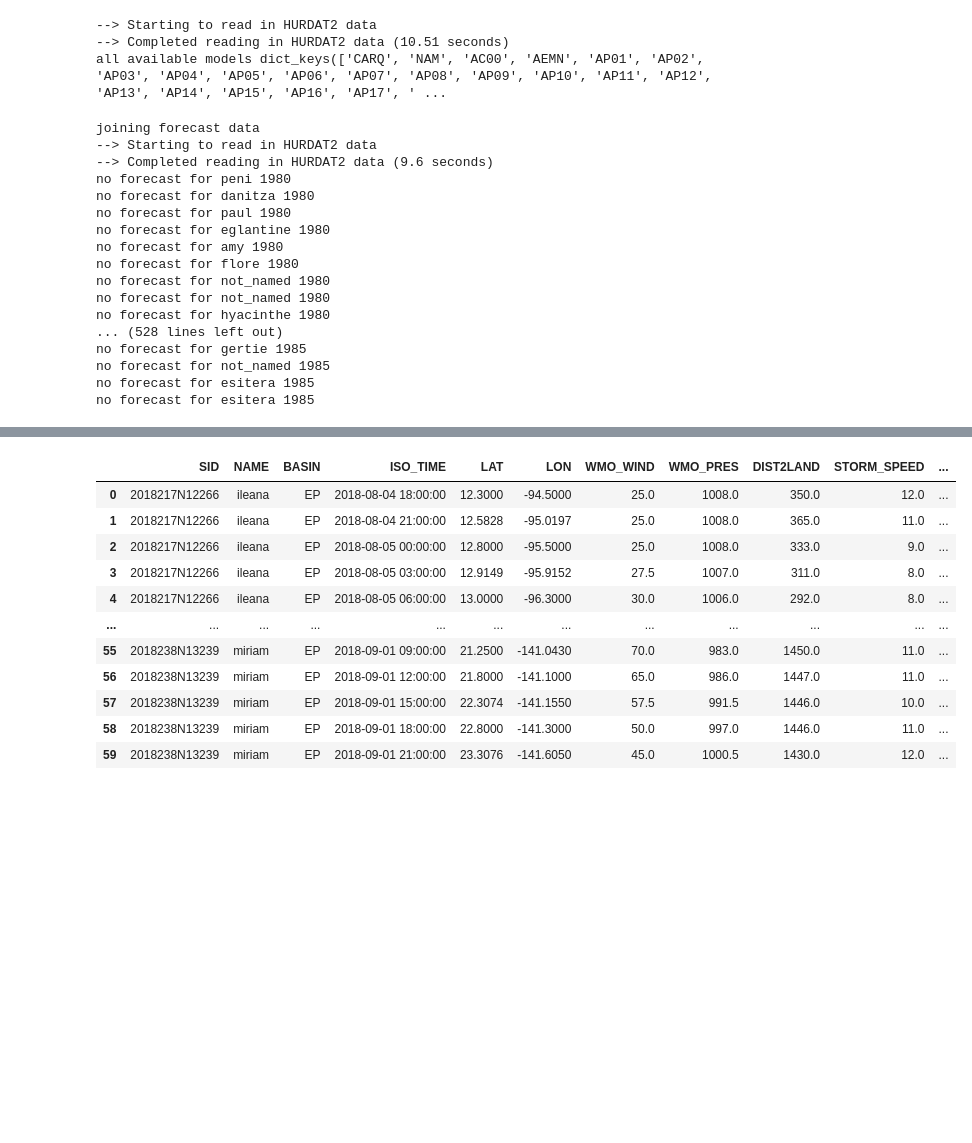
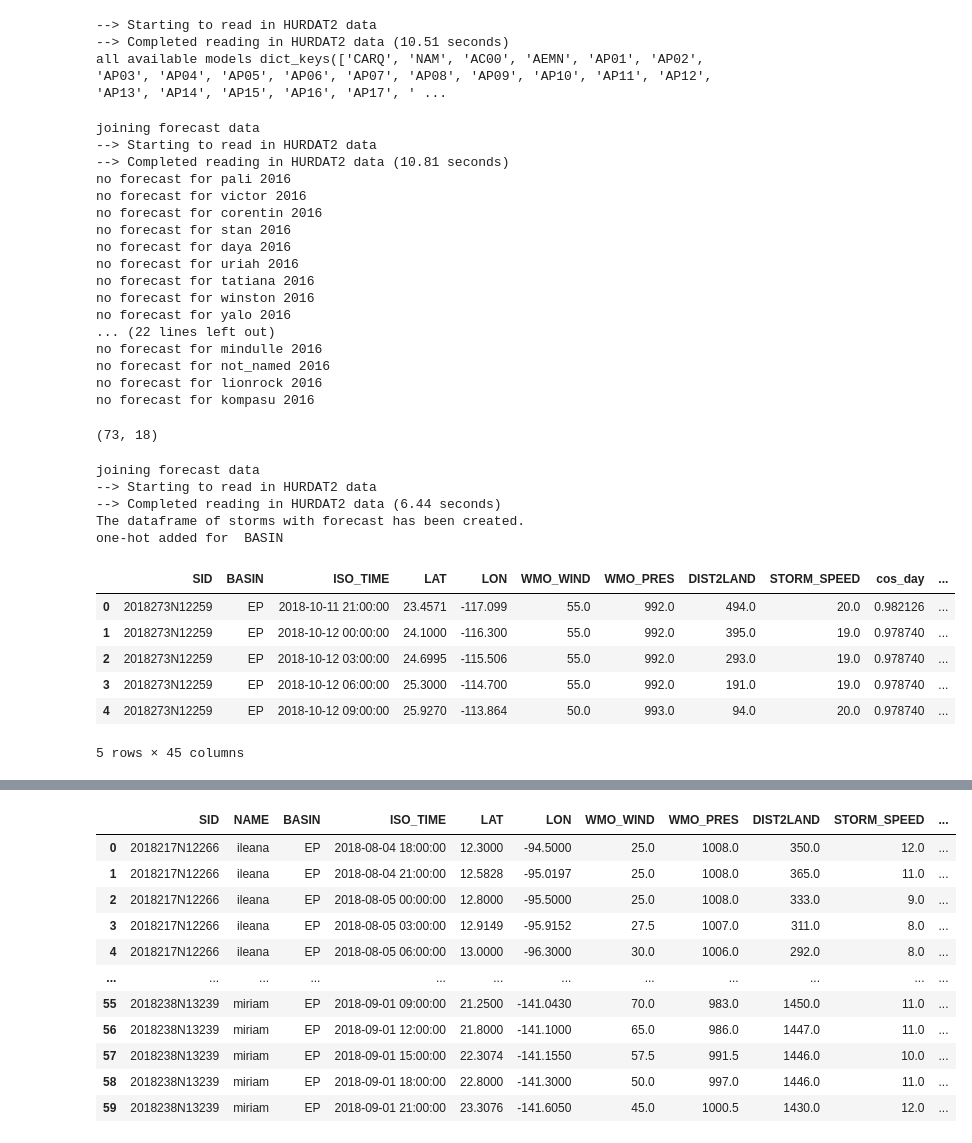
Before and after one commit to leobix/hurricast, a Jupyter notebook: nhc_baselines/Tropycal.ipynb, the cells around one changed output, grey strips where cells are left out. Cells and saved outputs as stored; diff of their text form; code cells hidden in the pictures; blank space fills up the shorter version.

```diff
--- a/nhc_baselines/Tropycal.ipynb
+++ b/nhc_baselines/Tropycal.ipynb
@@ -28,23 +28,23 @@ all available models dict_keys(['CARQ', 'NAM', 'AC00', 'AEMN', 'AP01', 'AP02', '
 # %%
 from utils import data_processing as proc
 #testing that the code works
-e[:, :, 1:], d, e = proc.prepare_tabular_data_vision(path="../data/since1980.csv", min_wind=50, min_steps=15,
-                  max_steps=120, get_displacement=True, forecast=True, one_hot = True)
+e[:, :, 1:], d, e = proc.prepare_tabular_data_vision(path="../data/last3years.csv", min_wind=50, min_steps=15,
+                  max_steps=120, get_displacement=True, forecast=True, one_hot = False)
 # %% [output]
 joining forecast data
 --> Starting to read in HURDAT2 data
---> Completed reading in HURDAT2 data (9.6 seconds)
-no forecast for peni 1980
-no forecast for danitza 1980
-no forecast for paul 1980
-no forecast for eglantine 1980
-no forecast for amy 1980
-no forecast for flore 1980
-no forecast for not_named 1980
-no forecast for not_named 1980
-no forecast for hyacinthe 1980
-... (528 lines left out)
-no forecast for gertie 1985
-no forecast for not_named 1985
-no forecast for esitera 1985
-no forecast for esitera 1985
+--> Completed reading in HURDAT2 data (10.81 seconds)
+no forecast for pali 2016
+no forecast for victor 2016
+no forecast for corentin 2016
+no forecast for stan 2016
+no forecast for daya 2016
+no forecast for uriah 2016
+no forecast for tatiana 2016
+no forecast for winston 2016
+no forecast for yalo 2016
+... (22 lines left out)
+no forecast for mindulle 2016
+no forecast for not_named 2016
+no forecast for lionrock 2016
+no forecast for kompasu 2016
@@ -51 +120,45 @@ no forecast for esitera 1985
+# %%
+#testing it works with the prepare_tabular_vision code
+min_wind=50
+min_steps=15
+max_steps=120
+get_displacement=True
+one_hot = False
+#documentation on data https://www.ncdc.noaa.gov/ibtracs/pdf/IBTrACS_v04_column_documentation.pdf
+# path="../data/since1980.csv"
+path="../data/last3years.csv"
+data = pd.read_csv(path)
+data.drop(0, axis=0, inplace=True) #drop secondary column names
+# select interesting columns
+df0 = data[['SID','NAME', 'BASIN','ISO_TIME', 'LAT', 'LON', 'WMO_WIND', 'WMO_PRES', 'DIST2LAND', 'STORM_SPEED', 'STORM_DIR']]
+# transform data from String to numeric
+df0 = proc.numeric_data(df0)
+# smooth cos & sign of day
+df0 = proc.smooth_features(df0)
+# # add wind category
+df0['wind_category'] = df0.apply(lambda x: proc.sust_wind_to_cat_val(x['WMO_WIND']), axis=1)
+# df0 = df0.iloc[-10000:-7000]
+# %%
+df0.shape
+df1.shape
+# %% [output]
+(73, 18)
+# %%
+df1 = df0.iloc[15700:16000]
+df1 = join_forecast(df1, pred=24)
+df2 = proc.add_one_hot(df1, df1['BASIN'],'_basin')
+df2.head()
+# %% [output]
+joining forecast data
+--> Starting to read in HURDAT2 data
+--> Completed reading in HURDAT2 data (6.44 seconds)
+The dataframe of storms with forecast has been created.
+one-hot added for  BASIN
+|  | SID | BASIN | ISO_TIME | LAT | LON | WMO_WIND | WMO_PRES | DIST2LAND | STORM_SPEED | cos_day | ... |
+| 0 | 2018273N12259 | EP | 2018-10-11 21:00:00 | 23.4571 | -117.099 | 55.0 | 992.0 | 494.0 | 20.0 | 0.982126 | ... |
+| 1 | 2018273N12259 | EP | 2018-10-12 00:00:00 | 24.1000 | -116.300 | 55.0 | 992.0 | 395.0 | 19.0 | 0.978740 | ... |
+| 2 | 2018273N12259 | EP | 2018-10-12 03:00:00 | 24.6995 | -115.506 | 55.0 | 992.0 | 293.0 | 19.0 | 0.978740 | ... |
+| 3 | 2018273N12259 | EP | 2018-10-12 06:00:00 | 25.3000 | -114.700 | 55.0 | 992.0 | 191.0 | 19.0 | 0.978740 | ... |
+| 4 | 2018273N12259 | EP | 2018-10-12 09:00:00 | 25.9270 | -113.864 | 50.0 | 993.0 | 94.0 | 20.0 | 0.978740 | ... |
+5 rows × 45 columns
 # %%
```
Also changed, not shown: parts of 9 cells of this notebook, 3 other files.
